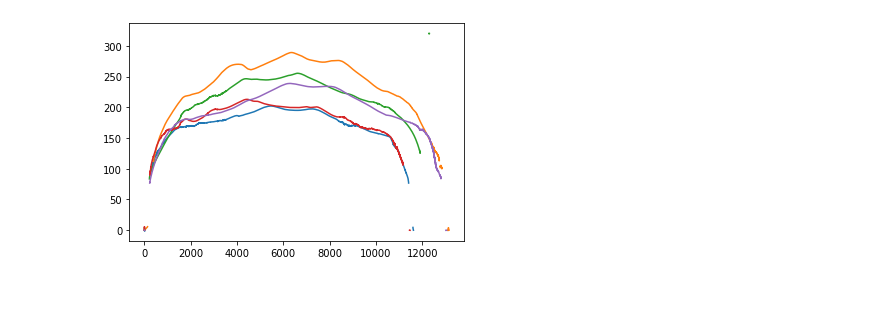
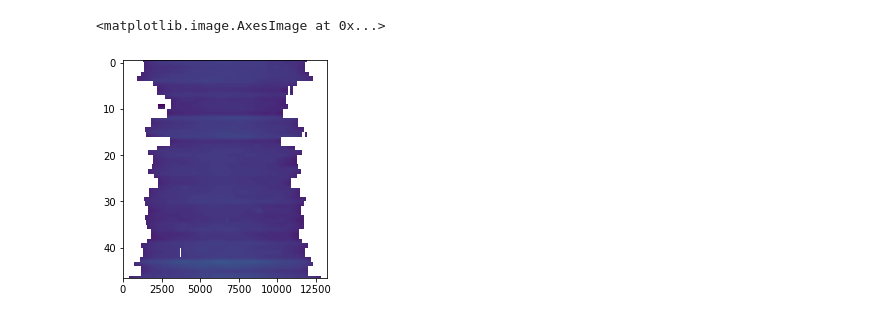
Before and after one commit to pbravoc/biofilm_surface_growth, a Jupyter notebook: figs/fig_scripts/aeromonas_distribution.ipynb, the cells around one changed output. Drawn from its saved outputs; the diff is of its cells as text; code cells hidden in the pictures; blank space fills up the shorter version.

```diff
--- a/figs/fig_scripts/aeromonas_distribution.ipynb
+++ b/figs/fig_scripts/aeromonas_distribution.ipynb
@@ -117,10 +0,0 @@ plt.plot(data[0])
-# %%
-i = 42
-offsets[44,1] = 320
-for i in range(i, i+5):
-    y = getcleansurf(get_data(files[i])[0])/1000
-    y = subline(y[C[i,0]:C[i,1]], offsets[i,0], offsets[i,1])
-    plt.plot(y)
-#plt.ylim(0, 300)
-# %% [output]
-[figure, removed]
@@ -127,2 +9,6 @@ for i in range(i, i+5):
 # %%
-np.save('/run/media/pablo/T7/Documents/Research/Biofilms/Data/Interferometry/radial_timelapses/2021-11-09_bgt127dist/offsets.npy', offsets)
+profiles = np.load('/run/media/pablo/T7/Documents/Research/Biofilms/Data/Interferometry/radial_timelapses/2021-11-09_bgt127dist/profiles.npy')
+plt.imshow(profiles, aspect=300)
+# %% [output]
+<matplotlib.image.AxesImage at 0x...>
+[figure, added]
```
Also changed, not shown: parts of 14 cells of this notebook, 12 other files.
